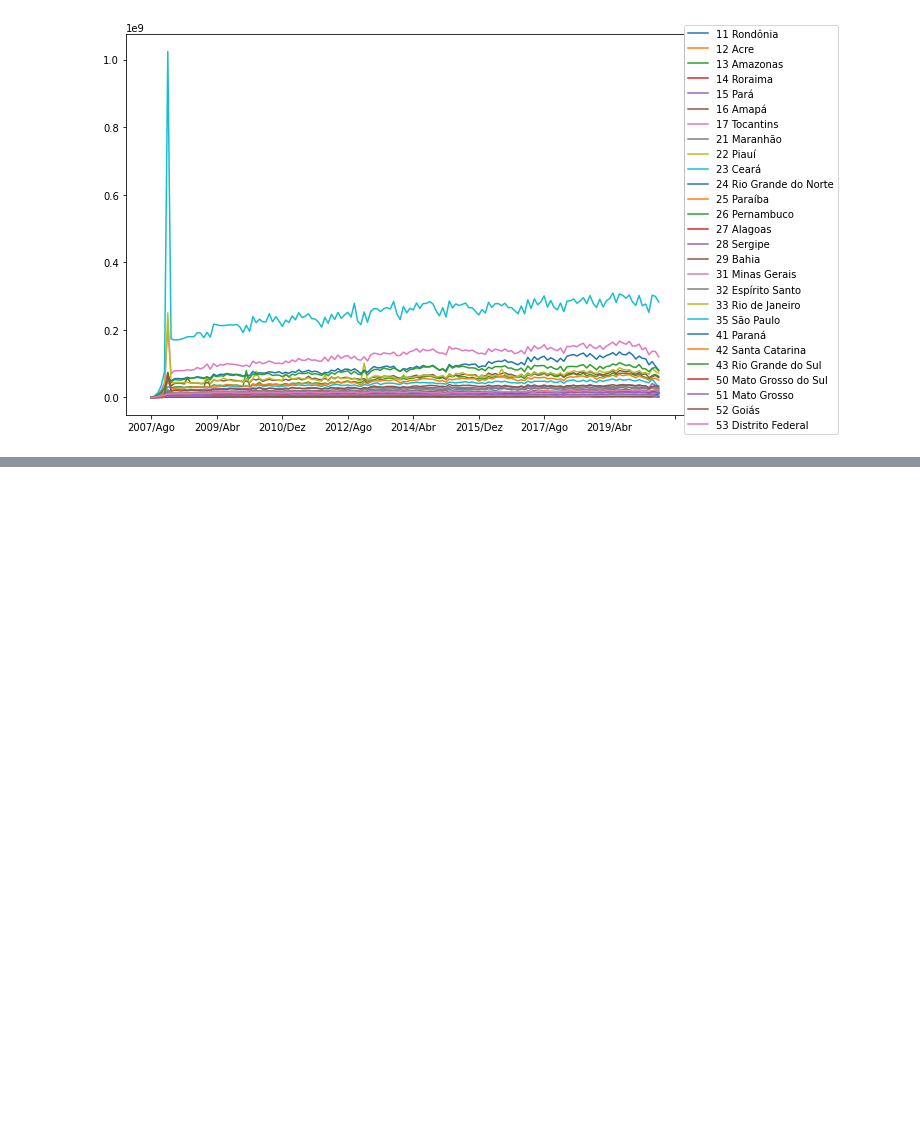
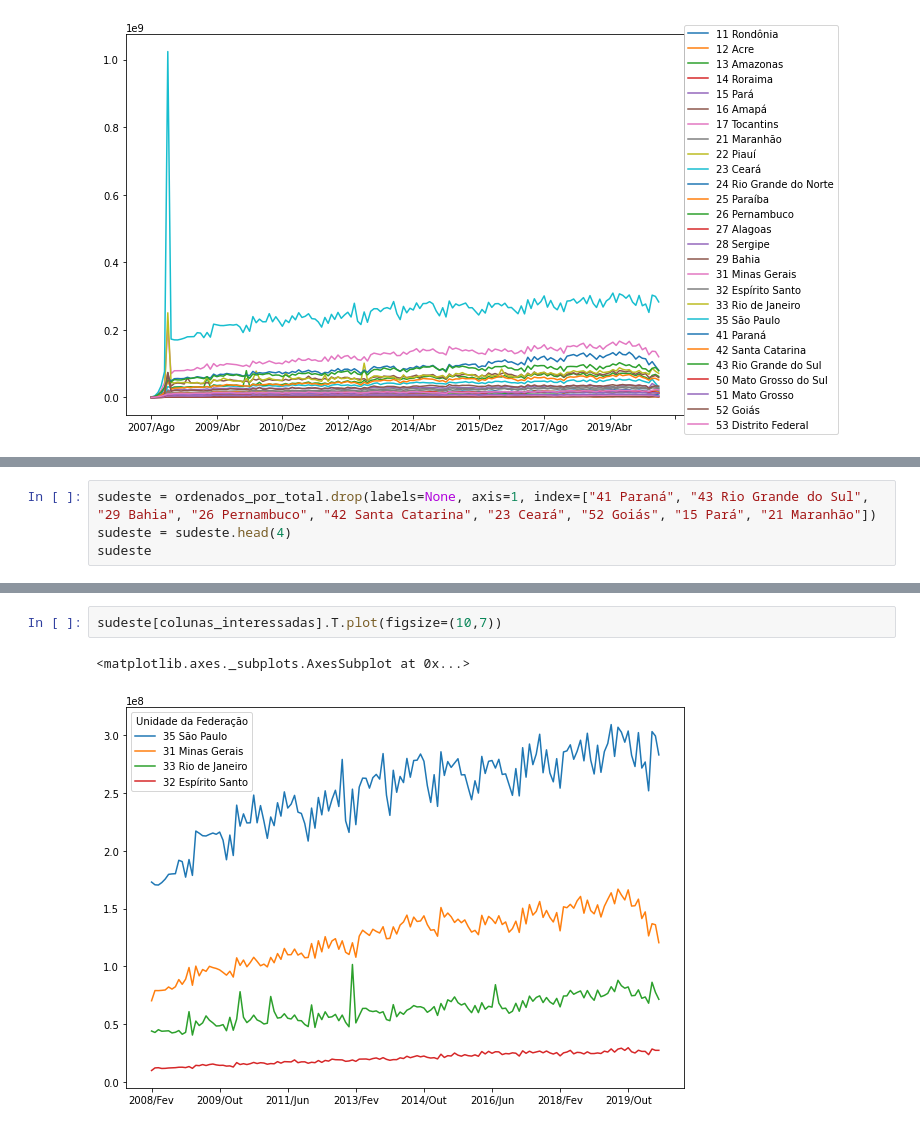
Before and after one commit to MigMaster/bootcamp_data_science, a Jupyter notebook: Bootcamp_Alura_Aula_2.ipynb, the cells around one changed output, grey strips where cells are left out. Drawn from its saved outputs; the diff is of its cells as text; blank space fills up the shorter version.

```diff
--- a/Bootcamp_Alura_Aula_2.ipynb
+++ b/Bootcamp_Alura_Aula_2.ipynb
@@ -175,0 +275,4 @@ ax.legend(loc=(1,-0.05))
+# %%
+sudeste = ordenados_por_total.drop(labels=None, axis=1, index=["41 Paraná", "43 Rio Grande do Sul", "29 Bahia", "26 Pernambuco", "42 Santa Catarina", "23 Ceará", "52 Goiás", "15 Pará", "21 Maranhão"])
+sudeste = sudeste.head(4)
+sudeste
@@ -175,0 +287,5 @@ ax.legend(loc=(1,-0.05))
+# %%
+sudeste[colunas_interessadas].T.plot(figsize=(10,7))
+# %% [output]
+<matplotlib.axes._subplots.AxesSubplot at 0x...>
+[figure, added]
```
Also changed, not shown: parts of 12 cells of this notebook.
